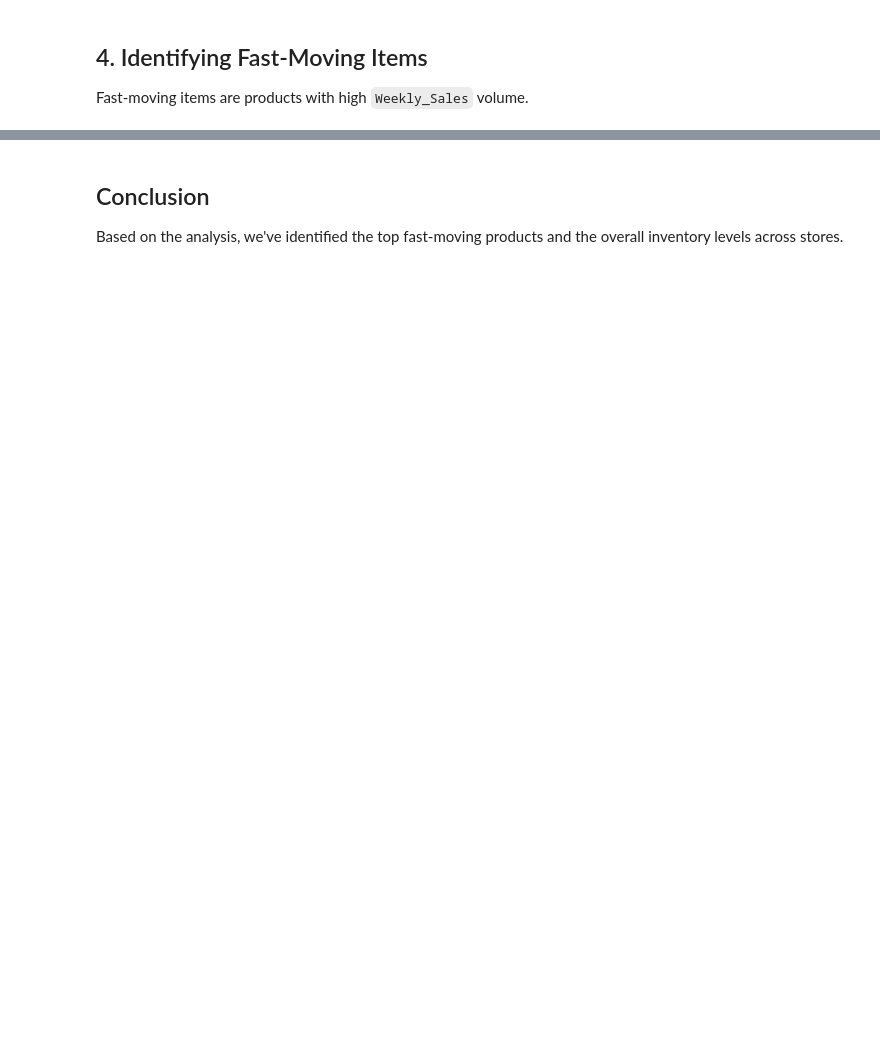
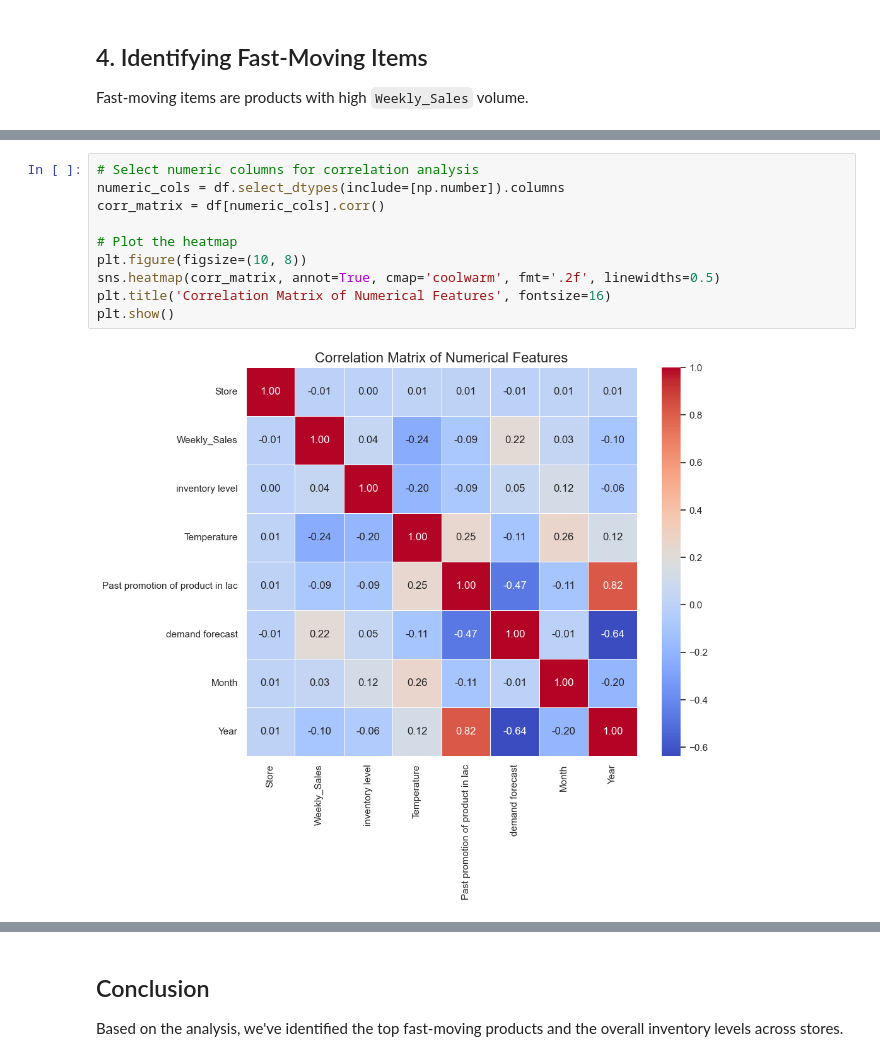
Before and after one commit to yashwanthjack/Retail-Inventory-Management-Analysis, a Jupyter notebook: inventory-data-analysis.ipynb, the cells around one changed output, grey strips where cells are left out. Drawn from its saved outputs; the diff is of its cells as text; blank space fills up the shorter version.

```diff
--- a/inventory-data-analysis.ipynb
+++ b/inventory-data-analysis.ipynb
@@ -62,0 +145,12 @@ print(top_10_items.head(5))
+# %%
+# Select numeric columns for correlation analysis
+numeric_cols = df.select_dtypes(include=[np.number]).columns
+corr_matrix = df[numeric_cols].corr()
+
+# Plot the heatmap
+plt.figure(figsize=(10, 8))
+sns.heatmap(corr_matrix, annot=True, cmap='coolwarm', fmt='.2f', linewidths=0.5)
+plt.title('Correlation Matrix of Numerical Features', fontsize=16)
+plt.show()
+# %% [output]
+[figure, added]
```
Also changed, not shown: parts of 11 cells of this notebook, 1 other file.
